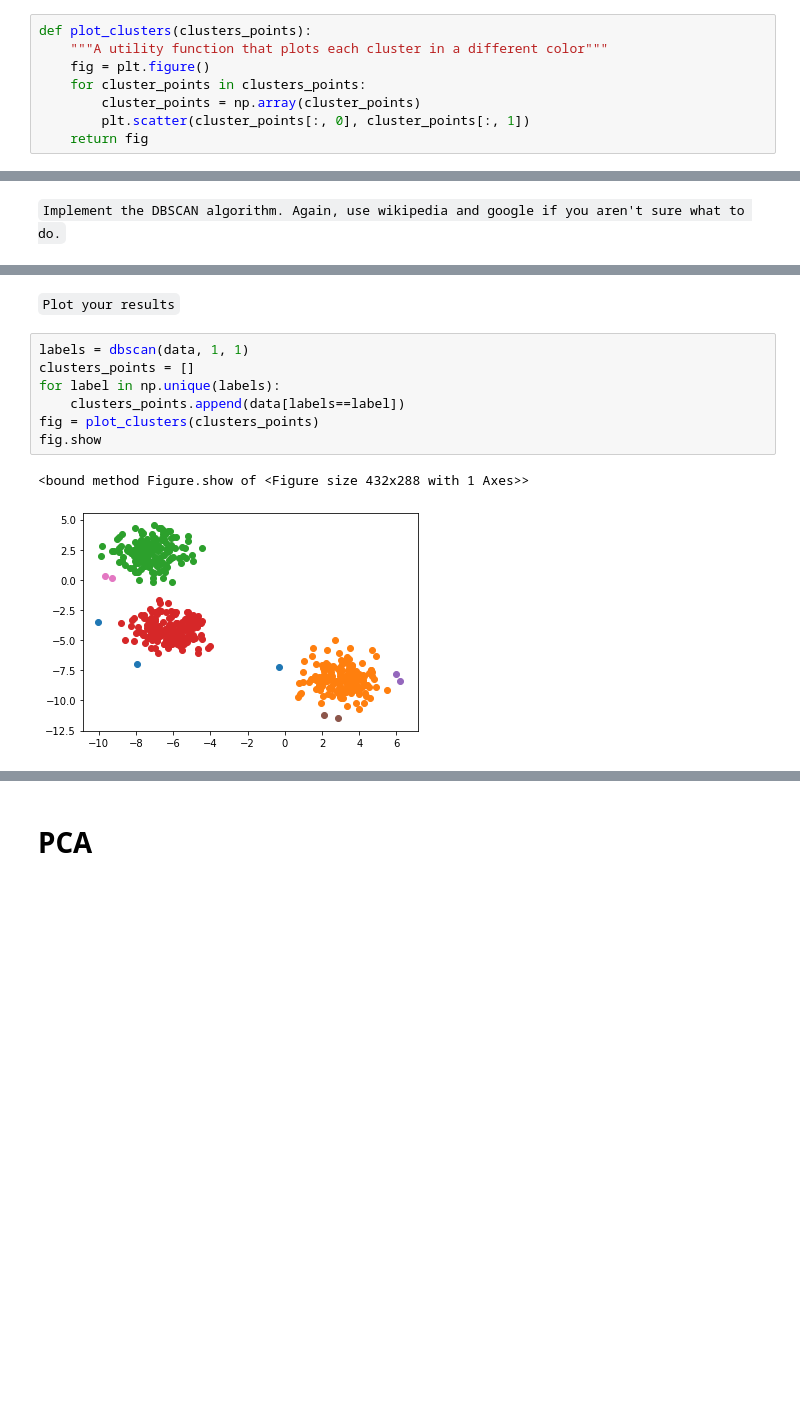
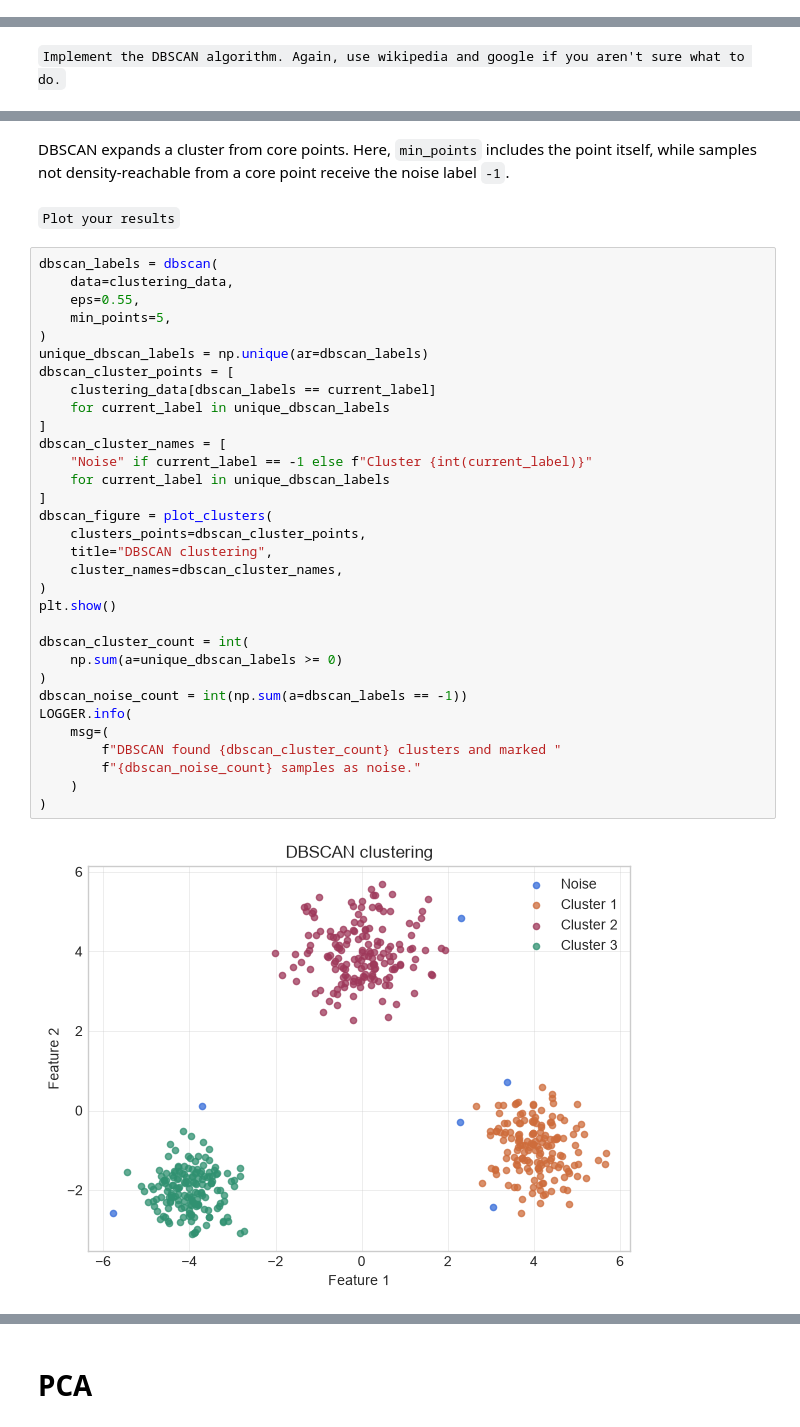
Before and after one commit to Avraham2489/DS_Training, a Jupyter notebook: D - ML/unsupervised/recitation/Clustering and PCA - recitation .ipynb, the cells around one changed output, grey strips where cells are left out. Cells and saved outputs as stored; diff of their text form; blank space fills up the shorter version.

```diff
--- a/D - ML/unsupervised/recitation/Clustering and PCA - recitation .ipynb
+++ b/D - ML/unsupervised/recitation/Clustering and PCA - recitation .ipynb
@@ -27,8 +46,0 @@ plt.scatter(data[:, 0], data[:, 1])
-# %%
-def plot_clusters(clusters_points):
-    """A utility function that plots each cluster in a different color"""
-    fig = plt.figure()
-    for cluster_points in clusters_points:
-        cluster_points = np.array(cluster_points)
-        plt.scatter(cluster_points[:, 0], cluster_points[:, 1])
-    return fig
@@ -119,14 +113,40 @@ def dbscan(data, eps, min_points=1):
+# %% [markdown]
+DBSCAN expands a cluster from core points. Here, `min_points` includes the point itself, while samples not density-reachable from a core point receive the noise label `-1`.
 # %% [markdown]
 ``
 Plot your results
 ``
-# %%
-labels = dbscan(data, 1, 1)
-clusters_points = []
-for label in np.unique(labels):
-    clusters_points.append(data[labels==label])
-fig = plot_clusters(clusters_points)
-fig.show
-# %% [output]
-<bound method Figure.show of <Figure size 432x288 with 1 Axes>>
-[figure, removed]
+# %%
+dbscan_labels = dbscan(
+    data=clustering_data,
+    eps=0.55,
+    min_points=5,
+)
+unique_dbscan_labels = np.unique(ar=dbscan_labels)
+dbscan_cluster_points = [
+    clustering_data[dbscan_labels == current_label]
+    for current_label in unique_dbscan_labels
+]
+dbscan_cluster_names = [
+    "Noise" if current_label == -1 else f"Cluster {int(current_label)}"
+    for current_label in unique_dbscan_labels
+]
+dbscan_figure = plot_clusters(
+    clusters_points=dbscan_cluster_points,
+    title="DBSCAN clustering",
+    cluster_names=dbscan_cluster_names,
+)
+plt.show()
+
+dbscan_cluster_count = int(
+    np.sum(a=unique_dbscan_labels >= 0)
+)
+dbscan_noise_count = int(np.sum(a=dbscan_labels == -1))
+LOGGER.info(
+    msg=(
+        f"DBSCAN found {dbscan_cluster_count} clusters and marked "
+        f"{dbscan_noise_count} samples as noise."
+    )
+)
+# %% [output]
+[figure, added]
```
Also changed, not shown: parts of 21 cells of this notebook, 11 other files.
